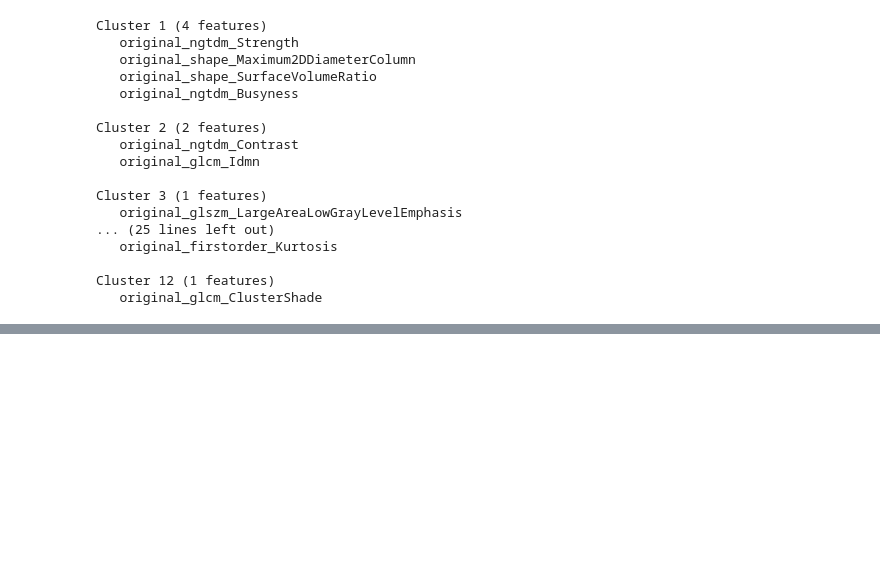
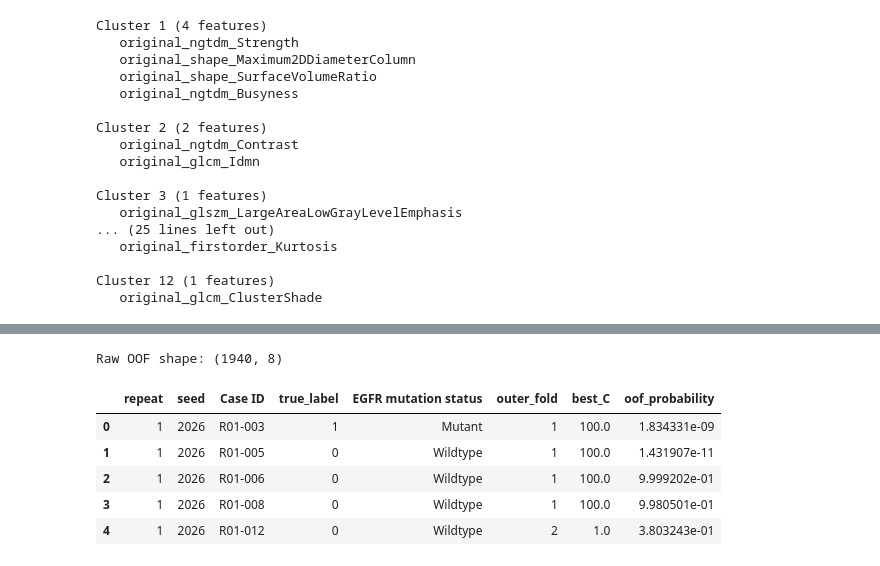
Before and after one commit to gmail2580369-del/lung2-egfr-radiomics, a Jupyter notebook: notebooks/03_modeling_nested_cv.ipynb, the cells around one changed output, grey strips where cells are left out. Saved outputs shown, nothing was run; the diff lists cells and outputs as text; code cells hidden in the pictures; blank space fills up the shorter version.

```diff
--- a/notebooks/03_modeling_nested_cv.ipynb
+++ b/notebooks/03_modeling_nested_cv.ipynb
@@ -3448,3 +3448,35 @@ representative_df.to_csv(
     / "stable_feature_cluster_representatives.csv",
     index=False
 )
+# %%
+from pathlib import Path
+import numpy as np
+import pandas as pd
+
+from sklearn.metrics import (
+    roc_auc_score,
+    average_precision_score,
+    brier_score_loss,
+)
+
+PROJECT_ROOT = Path(r"F:\yingxiang2")
+
+OOF_PATH = (
+    PROJECT_ROOT
+    / "results"
+    / "metrics"
+    / "repeated_nested_cv_radiomics_oof_predictions.csv"
+)
+
+oof_df = pd.read_csv(OOF_PATH)
+
+print("Raw OOF shape:", oof_df.shape)
+display(oof_df.head())
+# %% [output]
+Raw OOF shape: (1940, 8)
+|  | repeat | seed | Case ID | true_label | EGFR mutation status | outer_fold | best_C | oof_probability |
+| 0 | 1 | 2026 | R01-003 | 1 | Mutant | 1 | 100.0 | 1.834331e-09 |
+| 1 | 1 | 2026 | R01-005 | 0 | Wildtype | 1 | 100.0 | 1.431907e-11 |
+| 2 | 1 | 2026 | R01-006 | 0 | Wildtype | 1 | 100.0 | 9.999202e-01 |
+| 3 | 1 | 2026 | R01-008 | 0 | Wildtype | 1 | 100.0 | 9.980501e-01 |
+| 4 | 1 | 2026 | R01-012 | 0 | Wildtype | 2 | 1.0 | 3.803243e-01 |
```
Also changed, not shown: parts of 16 cells of this notebook, 5 other files.
